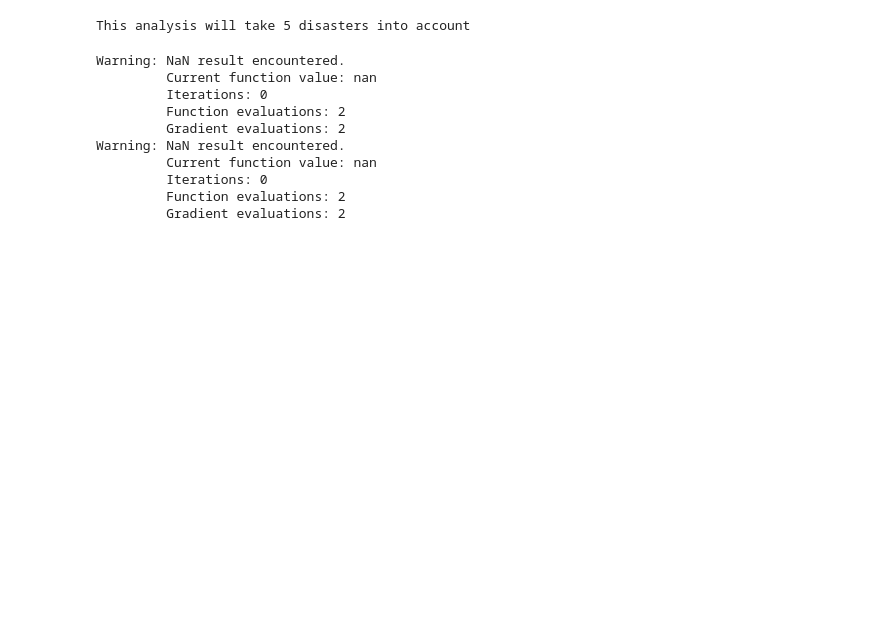
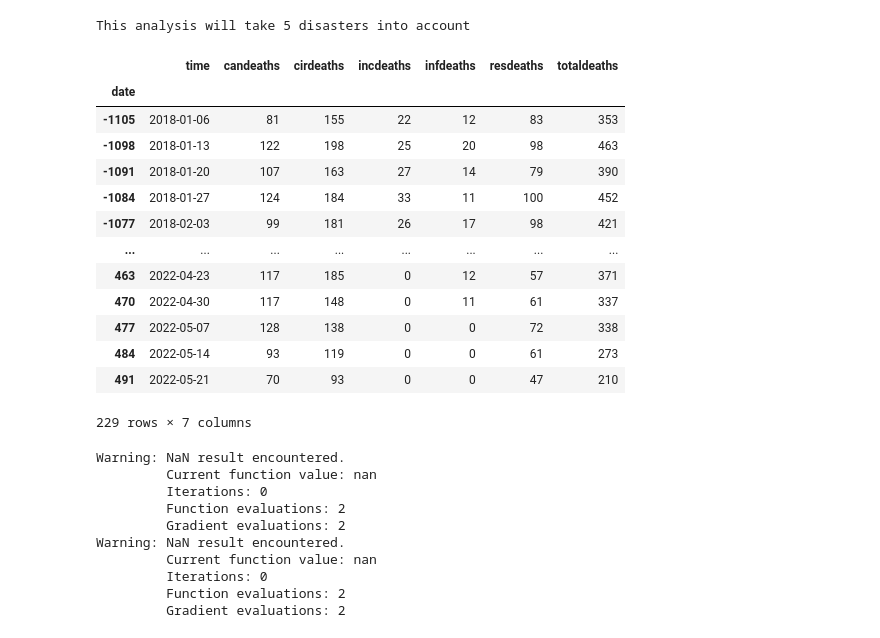
Before and after one commit to arnaud39/us_studies, a Jupyter notebook: analysis.ipynb, the cells around one changed output. Cells and saved outputs as stored; diff of their text form; code cells hidden in the pictures; blank space fills up the shorter version.

```diff
--- a/analysis.ipynb
+++ b/analysis.ipynb
@@ -71,6 +75,23 @@ df_temporel = {
     }
     for date, state in zip(df_disaster["Declaration Date"], df_disaster["State"])
 }
+# %%
+list(df_temporel.values())[1]['65+']
+# %% [output]
+|  | time | candeaths | cirdeaths | incdeaths | infdeaths | resdeaths | totaldeaths |
+| date |  |  |  |  |  |  |  |
+| -1105 | 2018-01-06 | 81 | 155 | 22 | 12 | 83 | 353 |
+| -1098 | 2018-01-13 | 122 | 198 | 25 | 20 | 98 | 463 |
+| -1091 | 2018-01-20 | 107 | 163 | 27 | 14 | 79 | 390 |
+| -1084 | 2018-01-27 | 124 | 184 | 33 | 11 | 100 | 452 |
+| -1077 | 2018-02-03 | 99 | 181 | 26 | 17 | 98 | 421 |
+| ... | ... | ... | ... | ... | ... | ... | ... |
+| 463 | 2022-04-23 | 117 | 185 | 0 | 12 | 57 | 371 |
+| 470 | 2022-04-30 | 117 | 148 | 0 | 11 | 61 | 337 |
+| 477 | 2022-05-07 | 128 | 138 | 0 | 0 | 72 | 338 |
+| 484 | 2022-05-14 | 93 | 119 | 0 | 0 | 61 | 273 |
+| 491 | 2022-05-21 | 70 | 93 | 0 | 0 | 47 | 210 |
+229 rows × 7 columns
 # %%
 import statsmodels.api as sm
 
```
Also changed, not shown: parts of 12 cells of this notebook.
